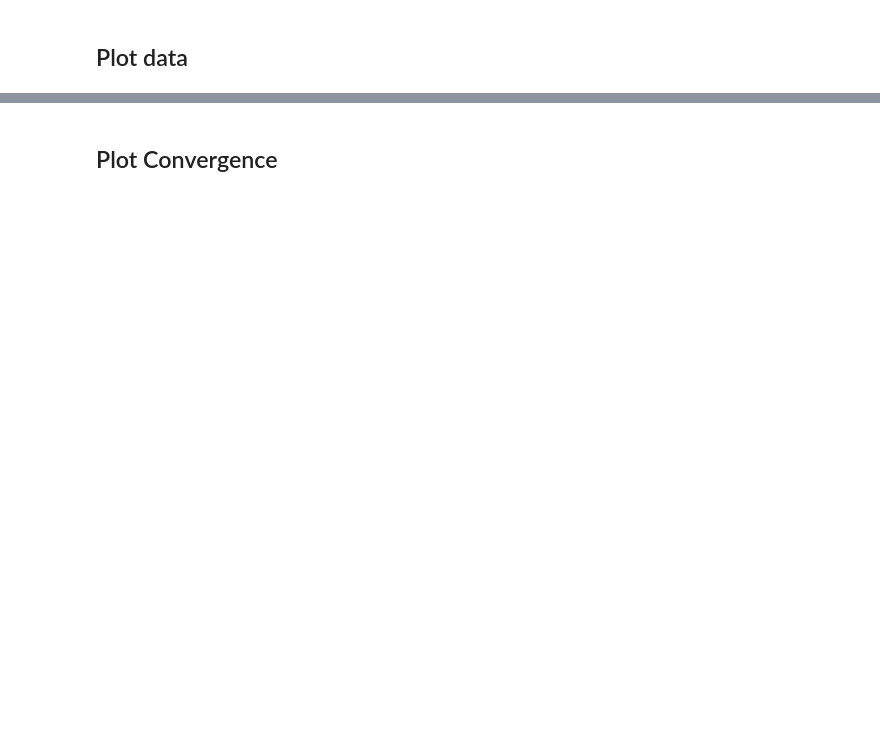
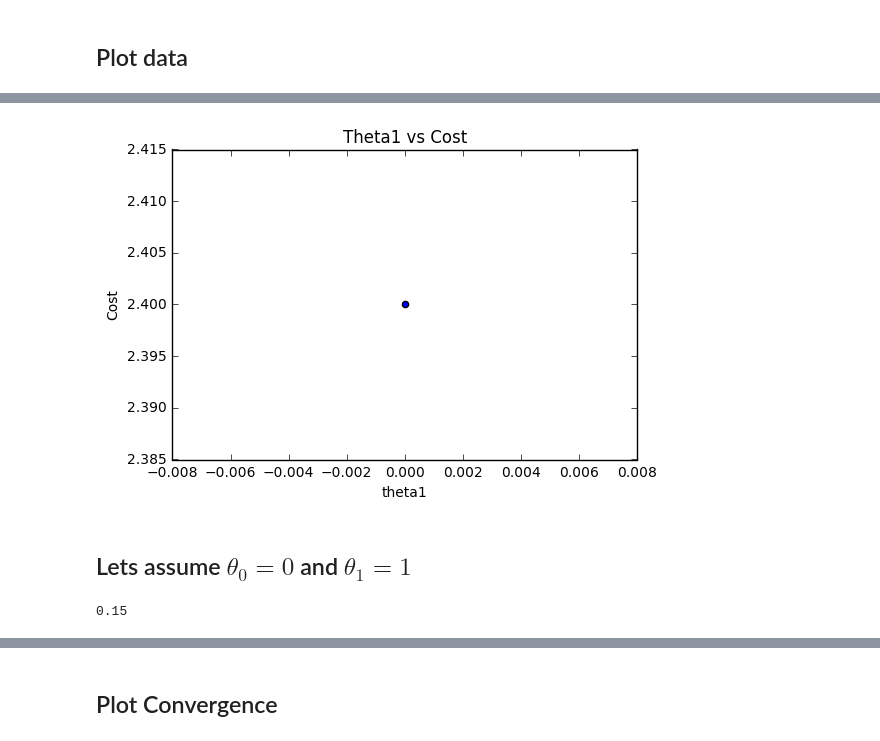
Before and after one commit to Mickael-Galliez/ml17s, a Jupyter notebook: lectures/lec04-multinomial-regression.ipynb, the cells around one changed output, grey strips where cells are left out. Saved outputs shown, nothing was run; the diff lists cells and outputs as text; code cells hidden in the pictures; blank space fills up the shorter version.

```diff
--- a/lectures/lec04-multinomial-regression.ipynb
+++ b/lectures/lec04-multinomial-regression.ipynb
@@ -172,0 +188,31 @@ print (computeCost(initial_theta,X,y))
+# %%
+# save theta1 and cost in a vector
+cost_log = []
+theta1_log = []
+
+cost_log.append(cost)
+theta1_log.append(theta1)
+
+# plot
+plt.scatter(theta1_log, cost_log)
+plt.title("Theta1 vs Cost")
+plt.xlabel("Theta1")
+plt.ylabel("Cost")
+plt.show()
+# %% [output]
+[figure, added]
+# %% [markdown]
+## Lets assume $\theta_0 = 0$ and  $\theta_1=1$
+# %%
+theta0 = 0
+theta1 = 1
+
+cost = 0
+for i in range(m):
+        hx = theta1*X[i,0] + theta0
+        cost += pow((hx - y[i,0]),2)
+
+cost = cost/(2*m)
+print (cost)
+# %% [output]
+0.15
```
Also changed, not shown: parts of 47 cells of this notebook, 4 other files.
